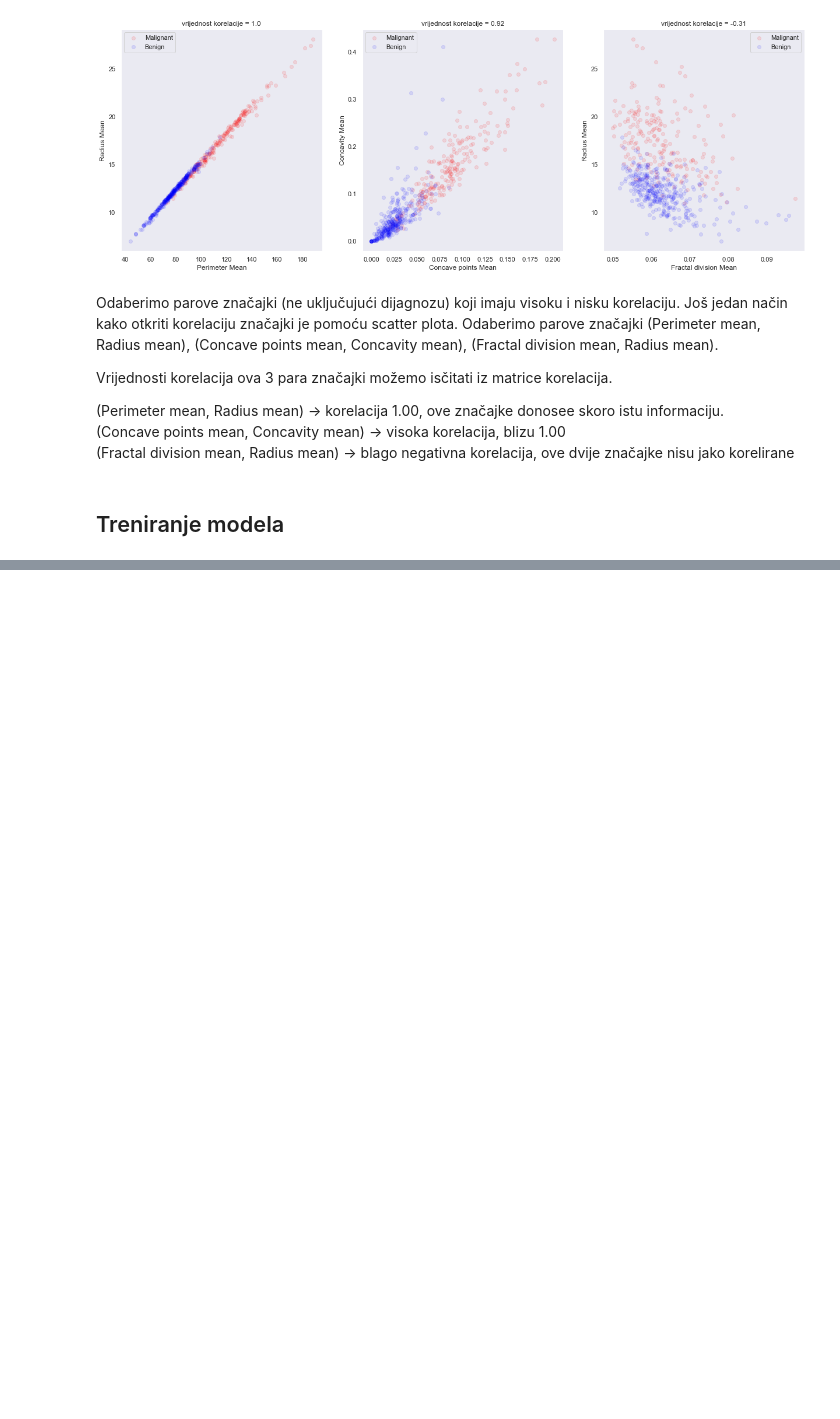
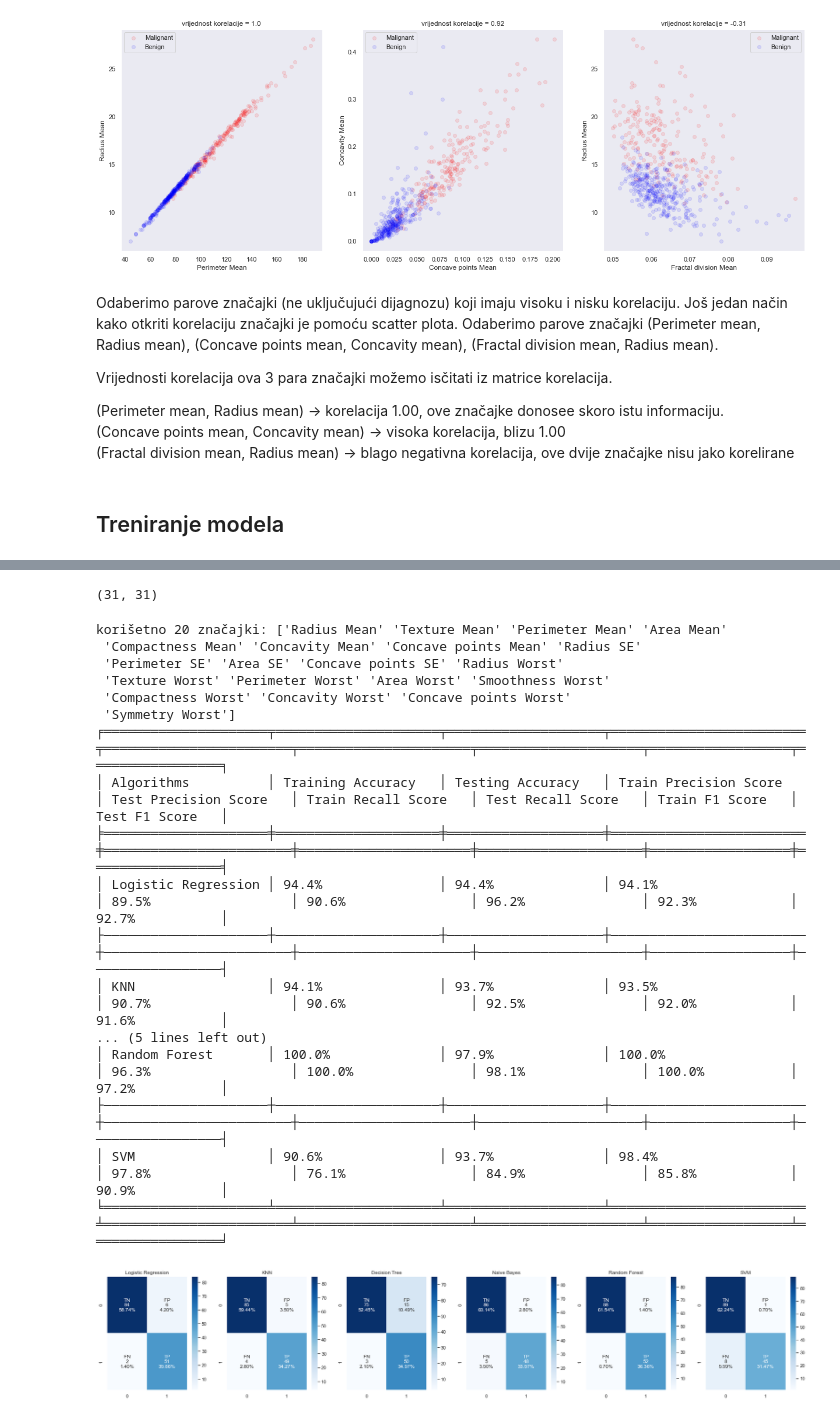
Before and after one commit to Antonio-Ilinovic/UUZOP_projekt, a Jupyter notebook: Breast_cancer_classifciation.ipynb, the cells around one changed output, grey strips where cells are left out. Drawn from its saved outputs; the diff is of its cells as text; code cells hidden in the pictures; blank space fills up the shorter version.

```diff
--- a/Breast_cancer_classifciation.ipynb
+++ b/Breast_cancer_classifciation.ipynb
@@ -554,0 +540,62 @@ print(tabulate(table, headers='firstrow', tablefmt='fancy_grid'))
+# %%
+def select_features(data=data, MIN_CORR_TO_LABEL=0.5, MAX_CORR_TO_OTHER_FEATURE=0.5):
+    '''
+    Metoda koja odabire značajke.
+
+    Prvo se gleda korelacija svih značajki prema ciljnoj oznaci. Ako je korelacija značajke prema ciljnoj oznaci manja od zadanog argumenta, ta značajka se izbacuje.
+    Ovo se radi zato što ako imamo značajku koja je jako malo korelirana sa ciljnom značajkom, takva značajka nam neće pridonositi predikciji pa je možemo izbaciti.
+
+    Ako postoji visoka korelacija između para značajki, to znači da iz jedne značajke možemo odrediti drugu. Zbog toga nam ne trebaju obje značajke, pa ćemo izbaciti onu koja je manje korelirana sa ciljnom oznakom.
+    Dok god postoji par preostalih značajki čija je korelacija veća od zadanog argumenta, izbacujemo onu koja je manje korelirana sa ciljnom oznakom.
+    '''
+
+    selected_features = []
+
+    corr_with_respect_to_diagnosis = data.corrwith(data['Diagnosis'])
+    corr_values = corr_with_respect_to_diagnosis.values[1:]
+    corr_labels = corr_with_respect_to_diagnosis.index.values[1:]
+
+    feature_selected_indexes_corr_with_label = corr_values >= MIN_CORR_TO_LABEL
+    # dodajemo False na početak liste odabranih značajki jer je to ciljna značajka u podacima
+    feature_selected_indexes_corr_with_label = np.concatenate(([False], feature_selected_indexes_corr_with_label))
+# %% [output]
+(31, 31)
+# %%
+# izrada skupa podataka za treniranje i testiranje (uz odabir značajki)
+# train i test set ostaju isti, samo što ćemo sada filtrirati, tj. odabrati samo one značajke koje imaju dovoljno veliku korelaciju sa ciljnom značajkom.
+
+MINIMALNA_KORELACIJA_PREMA_CILJNOJ_ZNACAJKI = 0.37
+
+feature_select_indexes = corr_values >= MINIMALNA_KORELACIJA_PREMA_CILJNOJ_ZNACAJKI
+# dodajemo False na početak liste odabranih značajki jer je to ciljna značajka u podacima
+feature_select_indexes = np.concatenate(([False], feature_select_indexes))
+
+data_columns = data.columns.values[feature_select_indexes]
+label_column = 'Diagnosis'
+
+train_x = train[data_columns]
+train_y = train[label_column]
+test_x = test[data_columns]
+test_y = test[label_column]
+
+print(f'korišetno {len(data_columns)} značajki: {data_columns}')
+evaluate_all_6_models_and_print_results(train_x, train_y, test_x, test_y)
+# %% [output]
+korišetno 20 značajki: ['Radius Mean' 'Texture Mean' 'Perimeter Mean' 'Area Mean'
+ 'Compactness Mean' 'Concavity Mean' 'Concave points Mean' 'Radius SE'
+ 'Perimeter SE' 'Area SE' 'Concave points SE' 'Radius Worst'
+ 'Texture Worst' 'Perimeter Worst' 'Area Worst' 'Smoothness Worst'
+ 'Compactness Worst' 'Concavity Worst' 'Concave points Worst'
+ 'Symmetry Worst']
+╒═════════════════════╤═════════════════════╤════════════════════╤═════════════════════════╤════════════════════════╤══════════════════════╤═════════════════════╤══════════════════╤═════════════════╕
+│ Algorithms          │ Training Accuracy   │ Testing Accuracy   │ Train Precision Score   │ Test Precision Score   │ Train Recall Score   │ Test Recall Score   │ Train F1 Score   │ Test F1 Score   │
+╞═════════════════════╪═════════════════════╪════════════════════╪═════════════════════════╪════════════════════════╪══════════════════════╪═════════════════════╪══════════════════╪═════════════════╡
+│ Logistic Regression │ 94.4%               │ 94.4%              │ 94.1%                   │ 89.5%                  │ 90.6%                │ 96.2%               │ 92.3%            │ 92.7%           │
+├─────────────────────┼─────────────────────┼────────────────────┼─────────────────────────┼────────────────────────┼──────────────────────┼─────────────────────┼──────────────────┼─────────────────┤
+│ KNN                 │ 94.1%               │ 93.7%              │ 93.5%                   │ 90.7%                  │ 90.6%                │ 92.5%               │ 92.0%            │ 91.6%           │
+... (5 lines left out)
+│ Random Forest       │ 100.0%              │ 97.9%              │ 100.0%                  │ 96.3%                  │ 100.0%               │ 98.1%               │ 100.0%           │ 97.2%           │
+├─────────────────────┼─────────────────────┼────────────────────┼─────────────────────────┼────────────────────────┼──────────────────────┼─────────────────────┼──────────────────┼─────────────────┤
+│ SVM                 │ 90.6%               │ 93.7%              │ 98.4%                   │ 97.8%                  │ 76.1%                │ 84.9%               │ 85.8%            │ 90.9%           │
+╘═════════════════════╧═════════════════════╧════════════════════╧═════════════════════════╧════════════════════════╧══════════════════════╧═════════════════════╧══════════════════╧═════════════════╛
+[figure, added]
```
Also changed, not shown: parts of 19 cells of this notebook.
